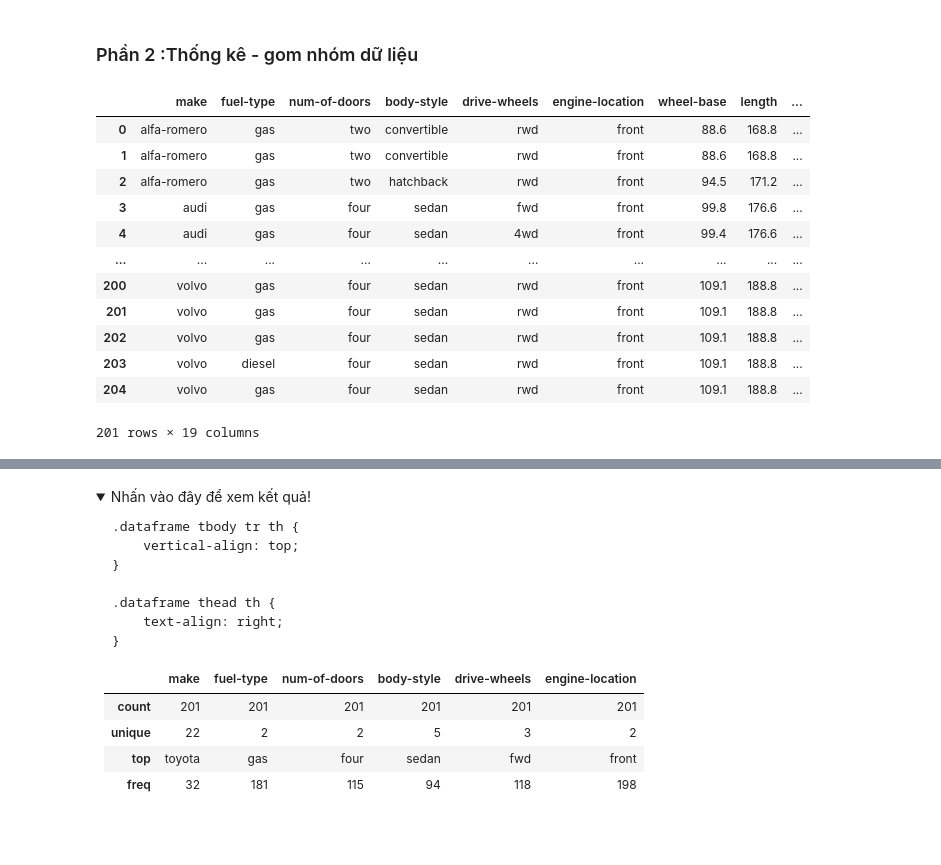
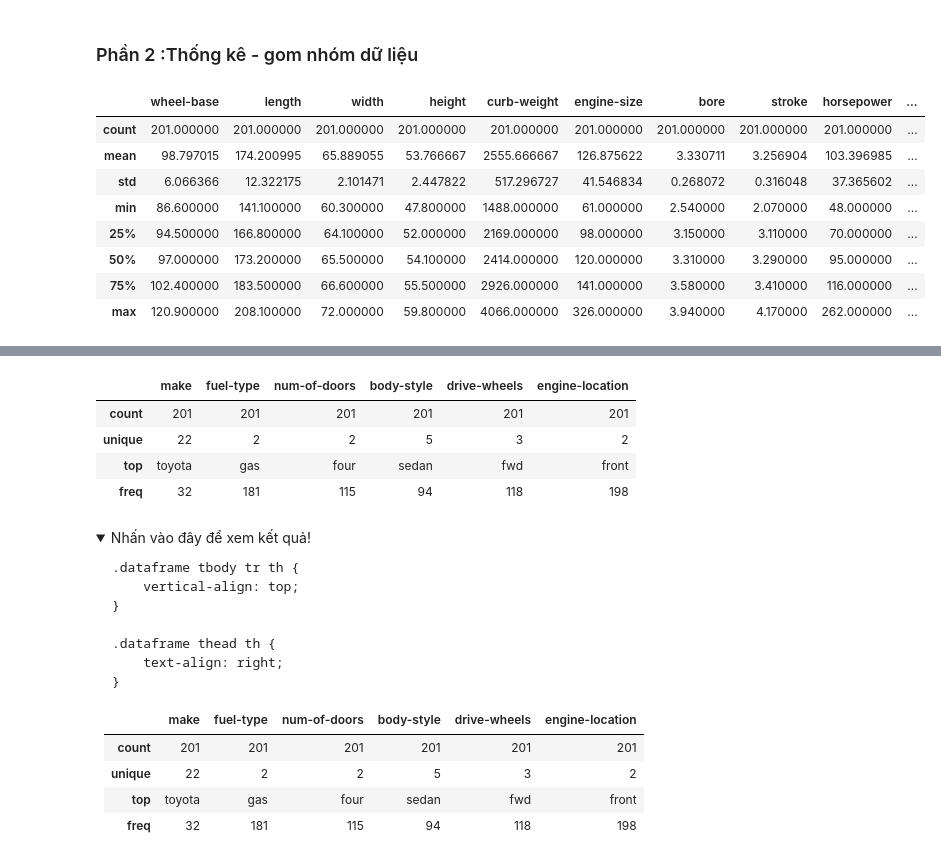
Before and after one commit to kienonline19/complete-python-course, a Jupyter notebook: problems/mr-dat-problems/Dataframe_Bai_lam_them_2 (Part 2).ipynb, the cells around one changed output, grey strips where cells are left out. Saved outputs shown, nothing was run; the diff lists cells and outputs as text; code cells hidden in the pictures; folded sections open; blank space fills up the shorter version.

```diff
--- a/problems/mr-dat-problems/Dataframe_Bai_lam_them_2 (Part 2).ipynb
+++ b/problems/mr-dat-problems/Dataframe_Bai_lam_them_2 (Part 2).ipynb
@@ -1196,22 +1196,20 @@ See the caveats in the documentation: https://pandas.pydata.org/pandas-docs/stab
 ### Phần 2 :Thống kê - gom nhóm dữ liệu
 # %%
 # Câu 9: Đặt lại chỉ mục (index) sau khi đã bỏ các dòng có giá trị NaN trong cột 'price' và các cập nhật trên dữ liệu
+df.reset_index(drop=True, inplace=True)
-# %% [output]
-|  | make | fuel-type | num-of-doors | body-style | drive-wheels | engine-location | wheel-base | length | ... |
-| 0 | alfa-romero | gas | two | convertible | rwd | front | 88.6 | 168.8 | ... |
-| 1 | alfa-romero | gas | two | convertible | rwd | front | 88.6 | 168.8 | ... |
-| 2 | alfa-romero | gas | two | hatchback | rwd | front | 94.5 | 171.2 | ... |
-| 3 | audi | gas | four | sedan | fwd | front | 99.8 | 176.6 | ... |
-| 4 | audi | gas | four | sedan | 4wd | front | 99.4 | 176.6 | ... |
-| ... | ... | ... | ... | ... | ... | ... | ... | ... | ... |
-| 200 | volvo | gas | four | sedan | rwd | front | 109.1 | 188.8 | ... |
-| 201 | volvo | gas | four | sedan | rwd | front | 109.1 | 188.8 | ... |
-| 202 | volvo | gas | four | sedan | rwd | front | 109.1 | 188.8 | ... |
-| 203 | volvo | diesel | four | sedan | rwd | front | 109.1 | 188.8 | ... |
-| 204 | volvo | gas | four | sedan | rwd | front | 109.1 | 188.8 | ... |
-201 rows × 19 columns
 # %%
 # Câu 10: In thông tin thống kê chung của df
+df.describe()
+# %% [output]
+|  | wheel-base | length | width | height | curb-weight | engine-size | bore | stroke | horsepower | ... |
+| count | 201.000000 | 201.000000 | 201.000000 | 201.000000 | 201.000000 | 201.000000 | 201.000000 | 201.000000 | 201.000000 | ... |
+| mean | 98.797015 | 174.200995 | 65.889055 | 53.766667 | 2555.666667 | 126.875622 | 3.330711 | 3.256904 | 103.396985 | ... |
+| std | 6.066366 | 12.322175 | 2.101471 | 2.447822 | 517.296727 | 41.546834 | 0.268072 | 0.316048 | 37.365602 | ... |
+| min | 86.600000 | 141.100000 | 60.300000 | 47.800000 | 1488.000000 | 61.000000 | 2.540000 | 2.070000 | 48.000000 | ... |
+| 25% | 94.500000 | 166.800000 | 64.100000 | 52.000000 | 2169.000000 | 98.000000 | 3.150000 | 3.110000 | 70.000000 | ... |
+| 50% | 97.000000 | 173.200000 | 65.500000 | 54.100000 | 2414.000000 | 120.000000 | 3.310000 | 3.290000 | 95.000000 | ... |
+| 75% | 102.400000 | 183.500000 | 66.600000 | 55.500000 | 2926.000000 | 141.000000 | 3.580000 | 3.410000 | 116.000000 | ... |
+| max | 120.900000 | 208.100000 | 72.000000 | 59.800000 | 4066.000000 | 326.000000 | 3.940000 | 4.170000 | 262.000000 | ... |
 # %% [markdown]
 <details>
   <summary>Nhấn vào đây để xem kết quả!</summary>
@@ -1384,6 +1382,13 @@ See the caveats in the documentation: https://pandas.pydata.org/pandas-docs/stab
 </details>
 # %%
 # Câu 11: Cho biết thông tin thống kê chung của các cột có kiểu dữ liệu là object.
+df[['make', 'fuel-type', 'num-of-doors', 'body-style', 'drive-wheels', 'engine-location']].describe()
+# %% [output]
+|  | make | fuel-type | num-of-doors | body-style | drive-wheels | engine-location |
+| count | 201 | 201 | 201 | 201 | 201 | 201 |
+| unique | 22 | 2 | 2 | 5 | 3 | 2 |
+| top | toyota | gas | four | sedan | fwd | front |
+| freq | 32 | 181 | 115 | 94 | 118 | 198 |
 # %% [markdown]
 <details>
   <summary>Nhấn vào đây để xem kết quả!</summary>
```
Also changed, not shown: parts of 10 cells of this notebook, 1 other file.
